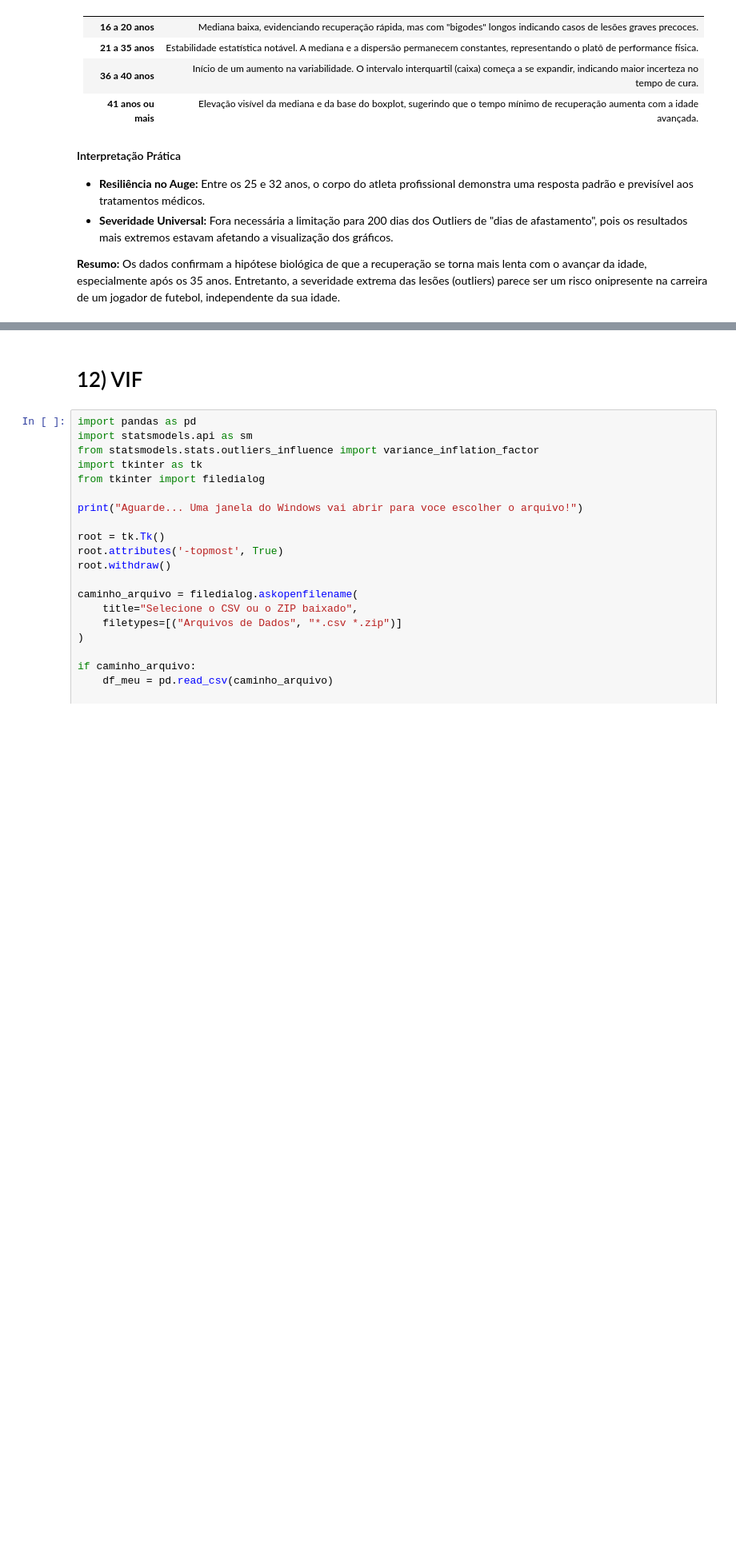
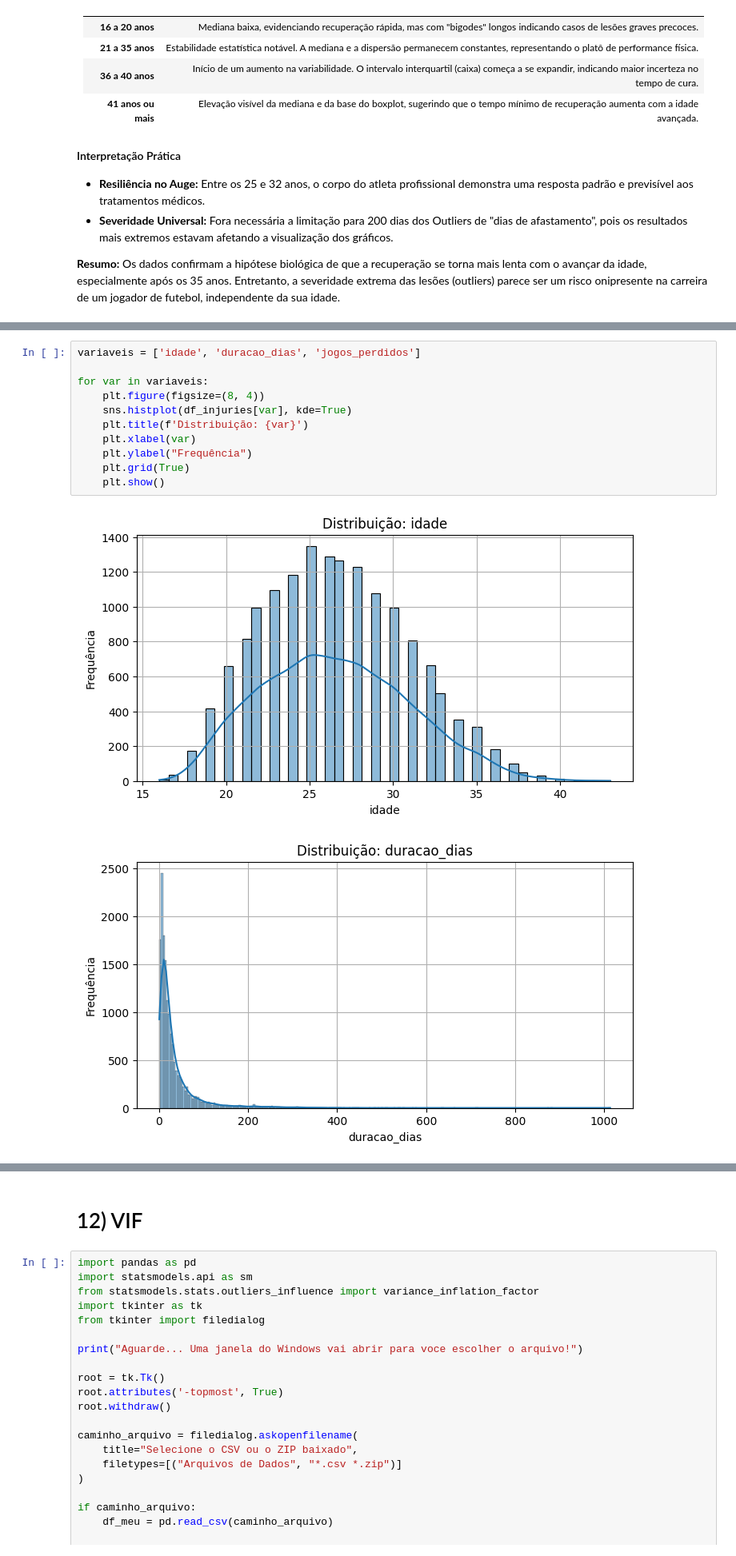
Before and after one commit to ICEI-PUC-Minas-PMV-SI/pmv-si-2026-1-pe7-t1-g3-analytics_lesao_futebol, a Jupyter notebook: src/notebooks/analise_exploratoria.ipynb, the cells around one changed output, grey strips where cells are left out. Shown at 80% size. Saved outputs shown, nothing was run; the diff lists cells and outputs as text; blank space fills up the shorter version.

Commit message:
Add histogram analysis to exploratory notebook

```diff
--- a/src/notebooks/analise_exploratoria.ipynb
+++ b/src/notebooks/analise_exploratoria.ipynb
@@ -418,0 +537,14 @@ Esta análise verifica como o fator biológico da idade influencia no tempo de r
+# %%
+variaveis = ['idade', 'duracao_dias', 'jogos_perdidos']
+
+for var in variaveis:
+    plt.figure(figsize=(8, 4))
+    sns.histplot(df_injuries[var], kde=True)
+    plt.title(f'Distribuição: {var}')
+    plt.xlabel(var)
+    plt.ylabel("Frequência")
+    plt.grid(True)
+    plt.show()
+# %% [output]
+[figure, added]
+[figure, added]
```
Also changed, not shown: parts of 39 cells of this notebook.
